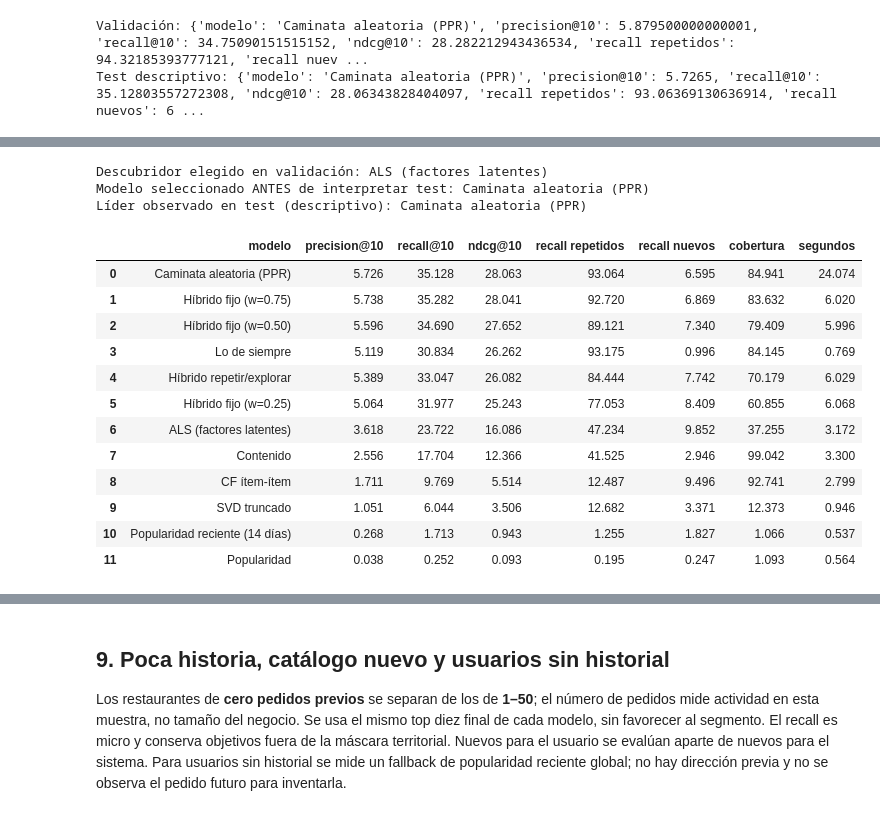
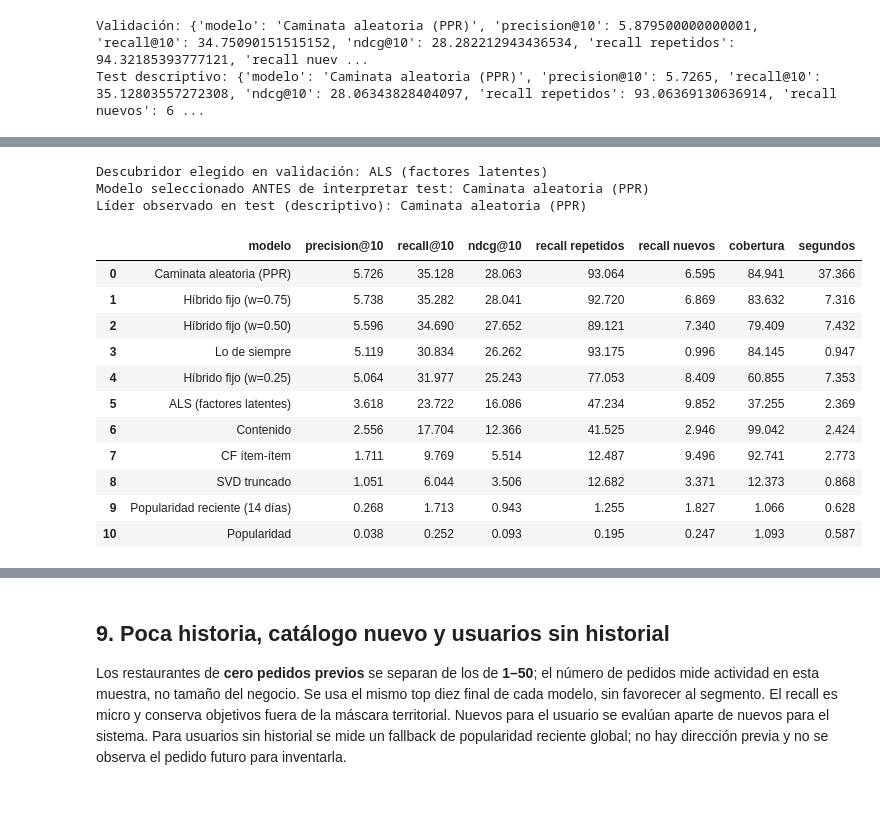
Before and after one commit to DiegoMoctezuma/Sistema-Recomendacion, a Jupyter notebook: 01_motor_recomendacion.ipynb, the cells around one changed output, grey strips where cells are left out. Saved outputs shown, nothing was run; the diff lists cells and outputs as text; code cells hidden in the pictures.

```diff
--- a/01_motor_recomendacion.ipynb
+++ b/01_motor_recomendacion.ipynb
@@ -87,7 +87,7 @@ for paquete in ("numpy", "pandas", "scipy", "matplotlib", "mlxtend", "networkx")
 R = {"schema_version": 2, "ciudad": CIUDAD, "city_code": CITY,
      "configuracion": {"seed": SEED, "top_k": TOP_K, "smoke": SMOKE,
                        "hilos": N_THREADS, "n_eval_users_max": N_EVAL_USERS,
-                       "n_seq_users_max": N_SEQ_USERS, "data_dir": str(DATA_DIR),
+                       "n_seq_users_max": N_SEQ_USERS, "data_dir": os.path.relpath(DATA_DIR, Path.cwd().resolve()),
                        "smoke_alcance": "Evaluación y minería de cocinas/secuencias reducidas; carga, reglas de producto y grafo completos."},
      "entorno": {"python": platform.python_version(), "paquetes": versiones},
      "generado_utc": datetime.now(timezone.utc).isoformat()}
@@ -1512,11 +1419,11 @@ def rankings_hibridos(ctx,discovery,weights):
         output.append(top_determinista(score,items))
     return output
 
+# El híbrido con peso del clasificador calibrado se evalúa aparte (Anexo A).
 hybrid_specs = [('Híbrido fijo (w=0.25)',.25),('Híbrido fijo (w=0.50)',.50),
-                ('Híbrido fijo (w=0.75)',.75),('Híbrido repetir/explorar',None)]
+                ('Híbrido fijo (w=0.75)',.75)]
 for name,fixed in hybrid_specs:
-    weights = probabilidades['validacion'] if fixed is None else fixed
-    t = time.time();rankings = rankings_hibridos(ctx_val,mejor_desc,weights)
+    t = time.time();rankings = rankings_hibridos(ctx_val,mejor_desc,fixed)
     component_seconds = next(r['segundos'] for r in resultados_val if r['modelo']==mejor_desc)
     resultados_val.append(resumen_rankings(name,rankings,ctx_val,time.time()-t+component_seconds))
 
@@ -1524,7 +1431,7 @@ for name,fixed in hybrid_specs:
 complexity = {'Popularidad':0,'Popularidad reciente (14 días)':1,'Lo de siempre':2,
               'Contenido':3,'CF ítem-ítem':4,'SVD truncado':5,'ALS (factores latentes)':6,
               'Caminata aleatoria (PPR)':7}
-complexity.update({n:8 if w is not None else 9 for n,w in hybrid_specs})
+complexity.update({n:8 for n,_ in hybrid_specs})
 tabla_val = pd.DataFrame(resultados_val).sort_values('ndcg@10',ascending=False).reset_index(drop=True)
 best_mean = str(tabla_val.iloc[0].modelo)
 selection_comparisons, indistinguishable = [],[best_mean]
@@ -1532,50 +1439,50 @@ for name in tabla_val.modelo:
     if name==best_mean: continue
     comparison = bootstrap_pareado(ctx_val,best_mean,name)
     selection_comparisons.append(comparison)
     if comparison['ci95_pp'][0] <= 0: indistinguishable.append(str(name))
 seleccionado = min(indistinguishable,key=lambda name:(complexity[name],-float(tabla_val.loc[tabla_val.modelo==name,'ndcg@10'].iloc[0])))
 R['modelo_seleccionado_validacion'] = seleccionado
 R['lider_media_validacion'] = best_mean
 R['seleccion_validacion'] = dict(criterio='NDCG macro; preferencia simple si CI95 pareado incluye cero',
     comparaciones=selection_comparisons,modelos_no_separados=indistinguishable,
     advertencia='bootstrap descriptivo sin corrección por múltiples comparaciones')
 
 # A partir de aquí el test solo describe; no cambia selección ni pesos.
 for name,fixed in hybrid_specs:
-    weights = probabilidades['test'] if fixed is None else fixed
-    t = time.time();rankings = rankings_hibridos(ctx_test,mejor_desc,weights)
+    t = time.time();rankings = rankings_hibridos(ctx_test,mejor_desc,fixed)
     component_seconds = next(r['segundos'] for r in resultados if r['modelo']==mejor_desc)
     resultados.append(resumen_rankings(name,rankings,ctx_test,time.time()-t+component_seconds))
 tabla = pd.DataFrame(resultados).sort_values('ndcg@10',ascending=False).reset_index(drop=True)
 R['tabla_validacion'],R['tabla_modelos'] = tabla_val.to_dict('records'),tabla.to_dict('records')
 R['lider_observado_test'] = str(tabla.iloc[0].modelo)
-comparisons_test = [bootstrap_pareado(ctx_test,'Híbrido repetir/explorar','Caminata aleatoria (PPR)'),
-                    bootstrap_pareado(ctx_test,'Híbrido repetir/explorar',mejor_desc),
-                    bootstrap_pareado(ctx_test,'Híbrido repetir/explorar','Híbrido fijo (w=0.50)')]
+# Incertidumbre en test: el modelo elegido en validación contra cada alternativa.
+comparisons_test = [bootstrap_pareado(ctx_test,seleccionado,str(name))
+                    for name in tabla.modelo if name != seleccionado]
 R['incertidumbre'] = dict(metodo='bootstrap pareado por usuario, 1000 réplicas; diferencia NDCG en puntos porcentuales',
+                          modelo_a=seleccionado,
+                          lectura='delta > 0: el modelo elegido en validación supera a b en test; IC95 que incluye 0: sin diferencia concluyente',
                           comparaciones=comparisons_test)
 R['tiempos_interpretacion'] = 'segundos de evaluación en lotes, no latencia por pedido; híbridos suman tiempo de componente ya calculado y mezcla; excluye ajuste de modelos'
 print('Descubridor elegido en validación:',mejor_desc)
 print('Modelo seleccionado ANTES de interpretar test:',seleccionado)
 print('Líder observado en test (descriptivo):',R['lider_observado_test'])
 display(tabla.round(3))
 # %% [output]
 Descubridor elegido en validación: ALS (factores latentes)
 Modelo seleccionado ANTES de interpretar test: Caminata aleatoria (PPR)
 Líder observado en test (descriptivo): Caminata aleatoria (PPR)
 |  | modelo | precision@10 | recall@10 | ndcg@10 | recall repetidos | recall nuevos | cobertura | segundos |
-| 0 | Caminata aleatoria (PPR) | 5.726 | 35.128 | 28.063 | 93.064 | 6.595 | 84.941 | 24.074 |
-| 1 | Híbrido fijo (w=0.75) | 5.738 | 35.282 | 28.041 | 92.720 | 6.869 | 83.632 | 6.020 |
-| 2 | Híbrido fijo (w=0.50) | 5.596 | 34.690 | 27.652 | 89.121 | 7.340 | 79.409 | 5.996 |
-| 3 | Lo de siempre | 5.119 | 30.834 | 26.262 | 93.175 | 0.996 | 84.145 | 0.769 |
-| 4 | Híbrido repetir/explorar | 5.389 | 33.047 | 26.082 | 84.444 | 7.742 | 70.179 | 6.029 |
-| 5 | Híbrido fijo (w=0.25) | 5.064 | 31.977 | 25.243 | 77.053 | 8.409 | 60.855 | 6.068 |
-| 6 | ALS (factores latentes) | 3.618 | 23.722 | 16.086 | 47.234 | 9.852 | 37.255 | 3.172 |
-| 7 | Contenido | 2.556 | 17.704 | 12.366 | 41.525 | 2.946 | 99.042 | 3.300 |
-| 8 | CF ítem-ítem | 1.711 | 9.769 | 5.514 | 12.487 | 9.496 | 92.741 | 2.799 |
-| 9 | SVD truncado | 1.051 | 6.044 | 3.506 | 12.682 | 3.371 | 12.373 | 0.946 |
-| 10 | Popularidad reciente (14 días) | 0.268 | 1.713 | 0.943 | 1.255 | 1.827 | 1.066 | 0.537 |
-| 11 | Popularidad | 0.038 | 0.252 | 0.093 | 0.195 | 0.247 | 1.093 | 0.564 |
+| 0 | Caminata aleatoria (PPR) | 5.726 | 35.128 | 28.063 | 93.064 | 6.595 | 84.941 | 37.366 |
+| 1 | Híbrido fijo (w=0.75) | 5.738 | 35.282 | 28.041 | 92.720 | 6.869 | 83.632 | 7.316 |
+| 2 | Híbrido fijo (w=0.50) | 5.596 | 34.690 | 27.652 | 89.121 | 7.340 | 79.409 | 7.432 |
+| 3 | Lo de siempre | 5.119 | 30.834 | 26.262 | 93.175 | 0.996 | 84.145 | 0.947 |
+| 4 | Híbrido fijo (w=0.25) | 5.064 | 31.977 | 25.243 | 77.053 | 8.409 | 60.855 | 7.353 |
+| 5 | ALS (factores latentes) | 3.618 | 23.722 | 16.086 | 47.234 | 9.852 | 37.255 | 2.369 |
+| 6 | Contenido | 2.556 | 17.704 | 12.366 | 41.525 | 2.946 | 99.042 | 2.424 |
+| 7 | CF ítem-ítem | 1.711 | 9.769 | 5.514 | 12.487 | 9.496 | 92.741 | 2.773 |
+| 8 | SVD truncado | 1.051 | 6.044 | 3.506 | 12.682 | 3.371 | 12.373 | 0.868 |
+| 9 | Popularidad reciente (14 días) | 0.268 | 1.713 | 0.943 | 1.255 | 1.827 | 1.066 | 0.628 |
+| 10 | Popularidad | 0.038 | 0.252 | 0.093 | 0.195 | 0.247 | 1.093 | 0.587 |
 # %%
 ganador = R['modelo_seleccionado_validacion']
 selected_row = tabla.loc[tabla.modelo==ganador].iloc[0]
```
Also changed, not shown: parts of 18 cells of this notebook, 26 other files.
